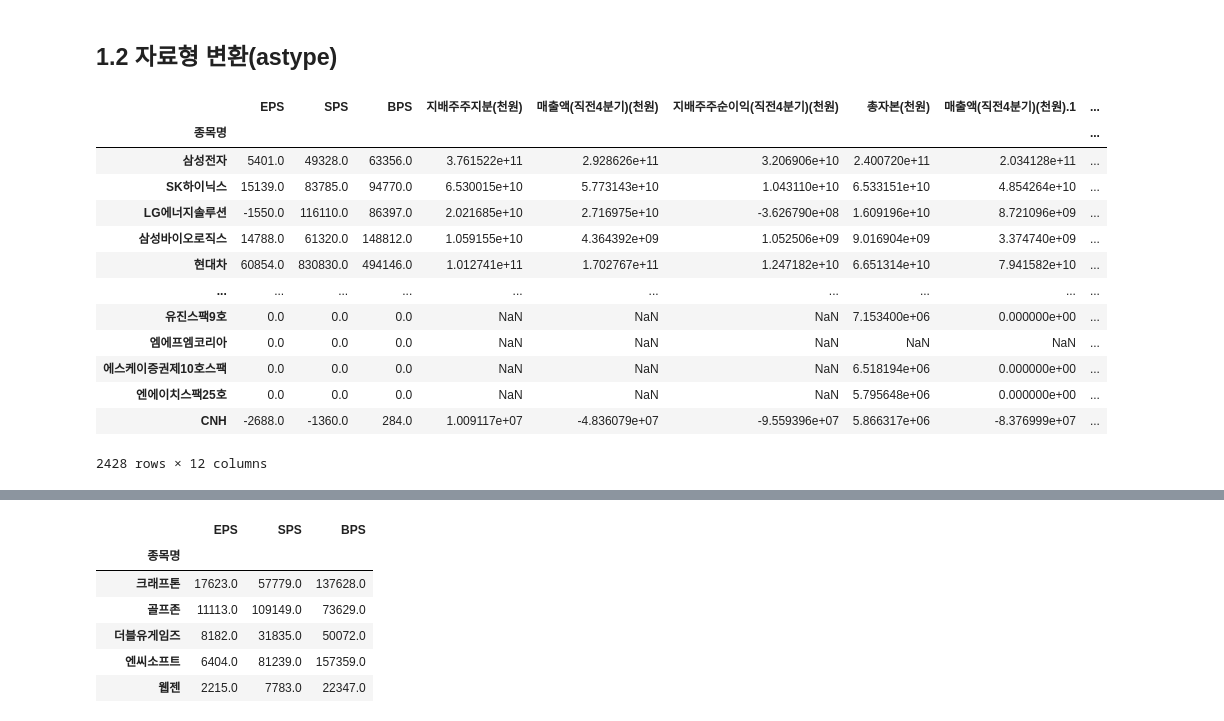
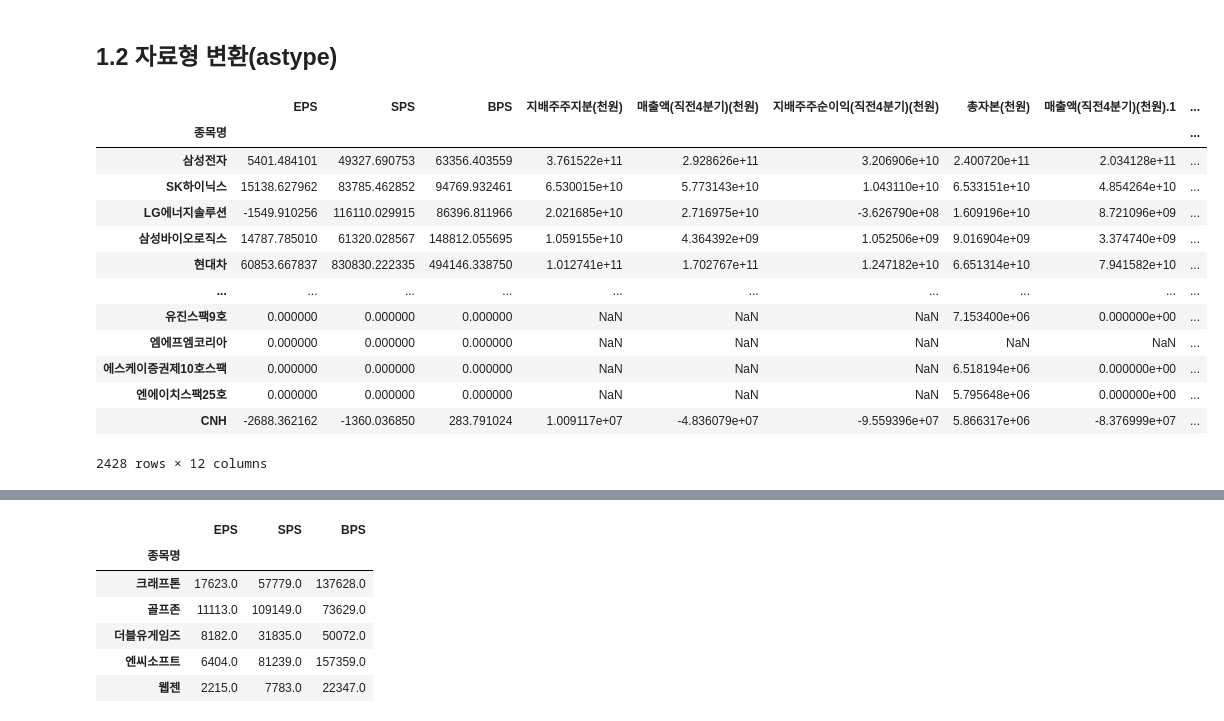
Before and after one commit to DongwooChae/QuantifyPro, a Jupyter notebook: KPD/Sector_to_valueperstock.ipynb, the cells around one changed output, grey strips where cells are left out. Drawn from its saved outputs; the diff is of its cells as text; code cells hidden in the pictures.

```diff
--- a/KPD/Sector_to_valueperstock.ipynb
+++ b/KPD/Sector_to_valueperstock.ipynb
@@ -42,21 +42,21 @@ value_per_stock.set_index('종목명', inplace=True)
 software = industry.loc[industry['10차표준(세분류)'].str.contains('게임')]
 # %%
 # value_per_stock.astype(float)
-value_per_stock.round(0)
+value_per_stock
 # %% [output]
 |  | EPS | SPS | BPS | 지배주주지분(천원) | 매출액(직전4분기)(천원) | 지배주주순이익(직전4분기)(천원) | 총자본(천원) | 매출액(직전4분기)(천원).1 | ... |
 | 종목명 |  |  |  |  |  |  |  |  | ... |
-| 삼성전자 | 5401.0 | 49328.0 | 63356.0 | 3.761522e+11 | 2.928626e+11 | 3.206906e+10 | 2.400720e+11 | 2.034128e+11 | ... |
-| SK하이닉스 | 15139.0 | 83785.0 | 94770.0 | 6.530015e+10 | 5.773143e+10 | 1.043110e+10 | 6.533151e+10 | 4.854264e+10 | ... |
-| LG에너지솔루션 | -1550.0 | 116110.0 | 86397.0 | 2.021685e+10 | 2.716975e+10 | -3.626790e+08 | 1.609196e+10 | 8.721096e+09 | ... |
-| 삼성바이오로직스 | 14788.0 | 61320.0 | 148812.0 | 1.059155e+10 | 4.364392e+09 | 1.052506e+09 | 9.016904e+09 | 3.374740e+09 | ... |
-| 현대차 | 60854.0 | 830830.0 | 494146.0 | 1.012741e+11 | 1.702767e+11 | 1.247182e+10 | 6.651314e+10 | 7.941582e+10 | ... |
+| 삼성전자 | 5401.484101 | 49327.690753 | 63356.403559 | 3.761522e+11 | 2.928626e+11 | 3.206906e+10 | 2.400720e+11 | 2.034128e+11 | ... |
+| SK하이닉스 | 15138.627962 | 83785.462852 | 94769.932461 | 6.530015e+10 | 5.773143e+10 | 1.043110e+10 | 6.533151e+10 | 4.854264e+10 | ... |
+| LG에너지솔루션 | -1549.910256 | 116110.029915 | 86396.811966 | 2.021685e+10 | 2.716975e+10 | -3.626790e+08 | 1.609196e+10 | 8.721096e+09 | ... |
+| 삼성바이오로직스 | 14787.785010 | 61320.028567 | 148812.055695 | 1.059155e+10 | 4.364392e+09 | 1.052506e+09 | 9.016904e+09 | 3.374740e+09 | ... |
+| 현대차 | 60853.667837 | 830830.222335 | 494146.338750 | 1.012741e+11 | 1.702767e+11 | 1.247182e+10 | 6.651314e+10 | 7.941582e+10 | ... |
 | ... | ... | ... | ... | ... | ... | ... | ... | ... | ... |
-| 유진스팩9호 | 0.0 | 0.0 | 0.0 | NaN | NaN | NaN | 7.153400e+06 | 0.000000e+00 | ... |
-| 엠에프엠코리아 | 0.0 | 0.0 | 0.0 | NaN | NaN | NaN | NaN | NaN | ... |
-| 에스케이증권제10호스팩 | 0.0 | 0.0 | 0.0 | NaN | NaN | NaN | 6.518194e+06 | 0.000000e+00 | ... |
-| 엔에이치스팩25호 | 0.0 | 0.0 | 0.0 | NaN | NaN | NaN | 5.795648e+06 | 0.000000e+00 | ... |
-| CNH | -2688.0 | -1360.0 | 284.0 | 1.009117e+07 | -4.836079e+07 | -9.559396e+07 | 5.866317e+06 | -8.376999e+07 | ... |
+| 유진스팩9호 | 0.000000 | 0.000000 | 0.000000 | NaN | NaN | NaN | 7.153400e+06 | 0.000000e+00 | ... |
+| 엠에프엠코리아 | 0.000000 | 0.000000 | 0.000000 | NaN | NaN | NaN | NaN | NaN | ... |
+| 에스케이증권제10호스팩 | 0.000000 | 0.000000 | 0.000000 | NaN | NaN | NaN | 6.518194e+06 | 0.000000e+00 | ... |
+| 엔에이치스팩25호 | 0.000000 | 0.000000 | 0.000000 | NaN | NaN | NaN | 5.795648e+06 | 0.000000e+00 | ... |
+| CNH | -2688.362162 | -1360.036850 | 283.791024 | 1.009117e+07 | -4.836079e+07 | -9.559396e+07 | 5.866317e+06 | -8.376999e+07 | ... |
 2428 rows × 12 columns
 # %%
 # test1 = value_per_stock.round(0)
```
Also changed, not shown: parts of 2 cells of this notebook, 4 other files.
